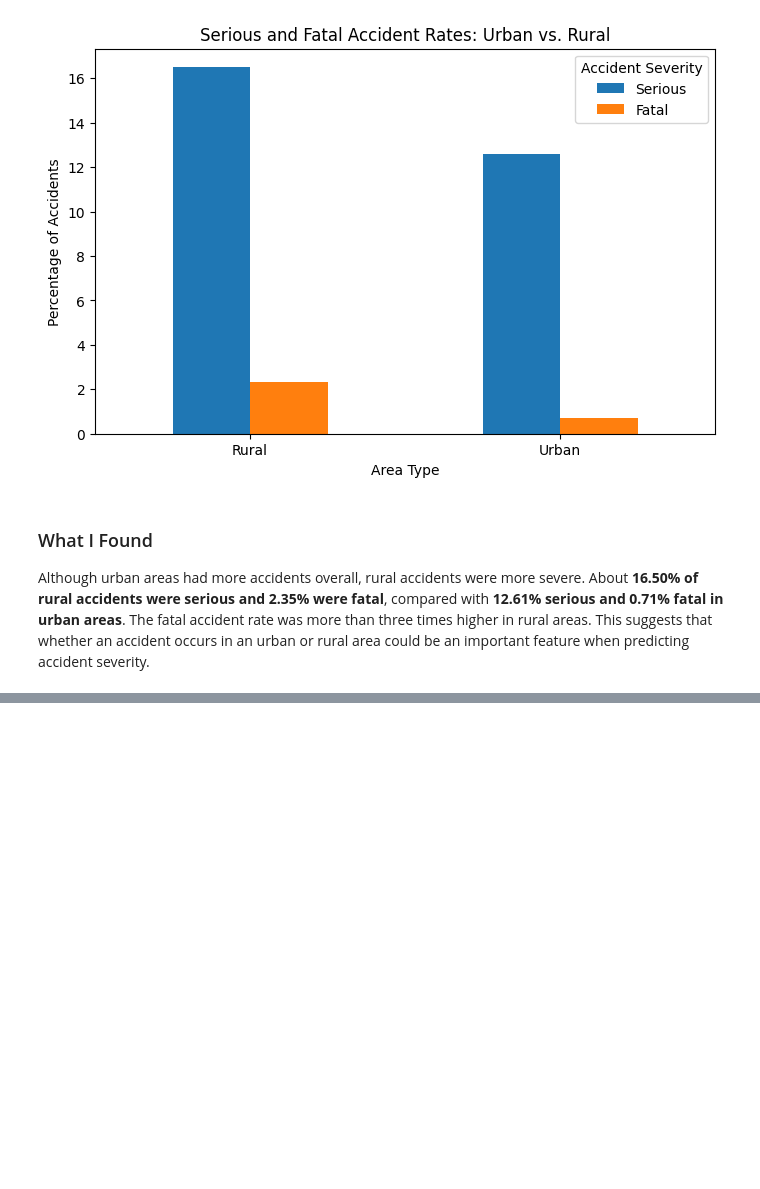
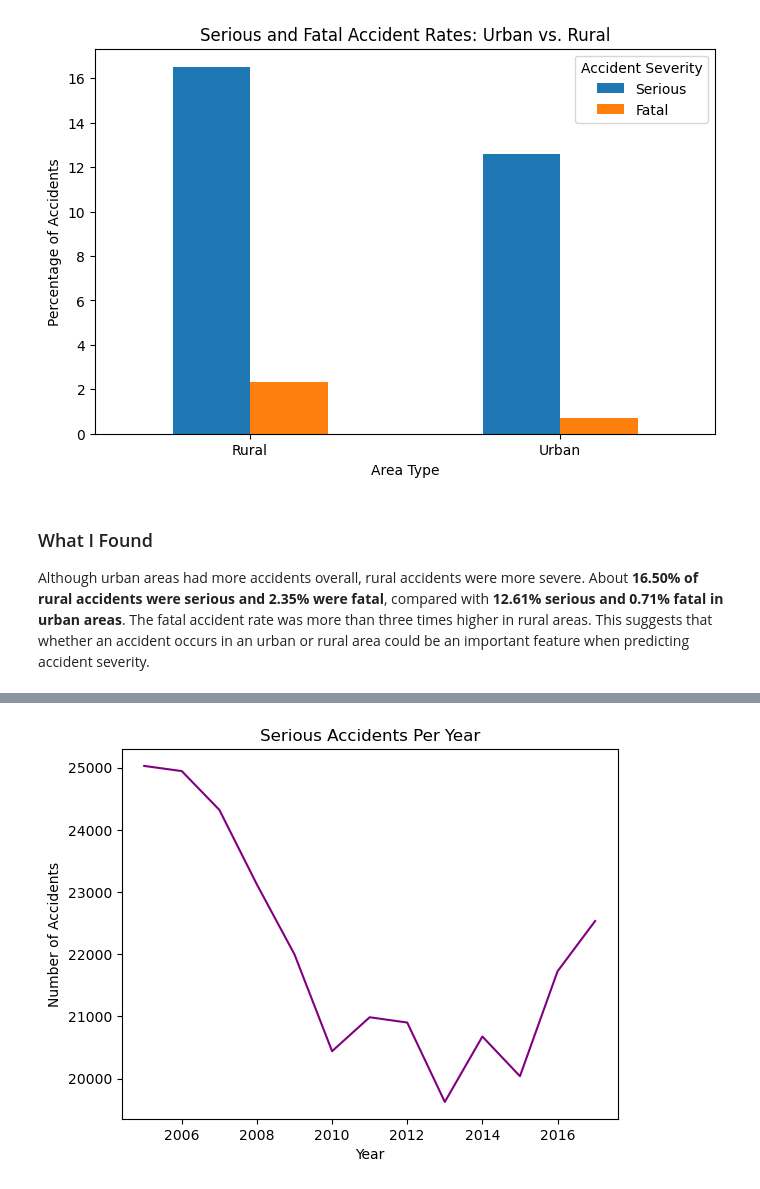
Before and after one commit to AmiJoba22/uk_road_safety_datapipe, a Jupyter notebook: notebooks/main_eda.ipynb, the cells around one changed output, grey strips where cells are left out. Saved outputs shown, nothing was run; the diff lists cells and outputs as text; code cells hidden in the pictures; blank space fills up the shorter version.

```diff
--- a/notebooks/main_eda.ipynb
+++ b/notebooks/main_eda.ipynb
@@ -502,0 +780,13 @@ Although urban areas had more accidents overall, rural accidents were more sever
+# %%
+serious_df = accidents[accidents["Accident_Severity"] == "Serious"]
+
+serious_by_year = serious_df.groupby(serious_df["Date"].dt.year).size()
+
+
+serious_by_year.plot(color="purple")
+plt.title("Serious Accidents Per Year")
+plt.xlabel("Year")
+plt.ylabel("Number of Accidents")
+plt.show()
+# %% [output]
+[figure, added]
```
Also changed, not shown: parts of 25 cells of this notebook, 1 other file.
